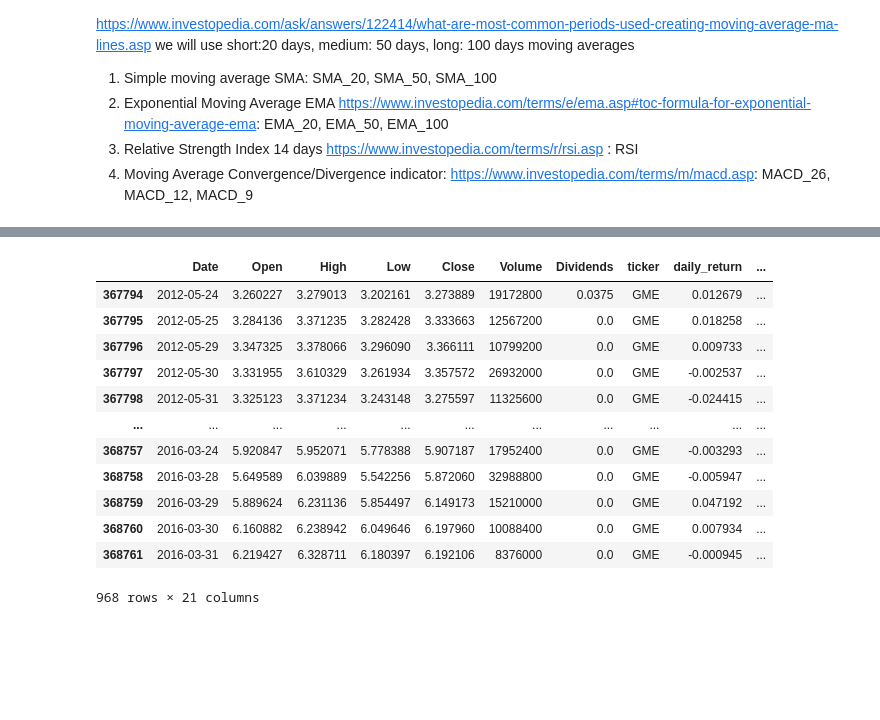
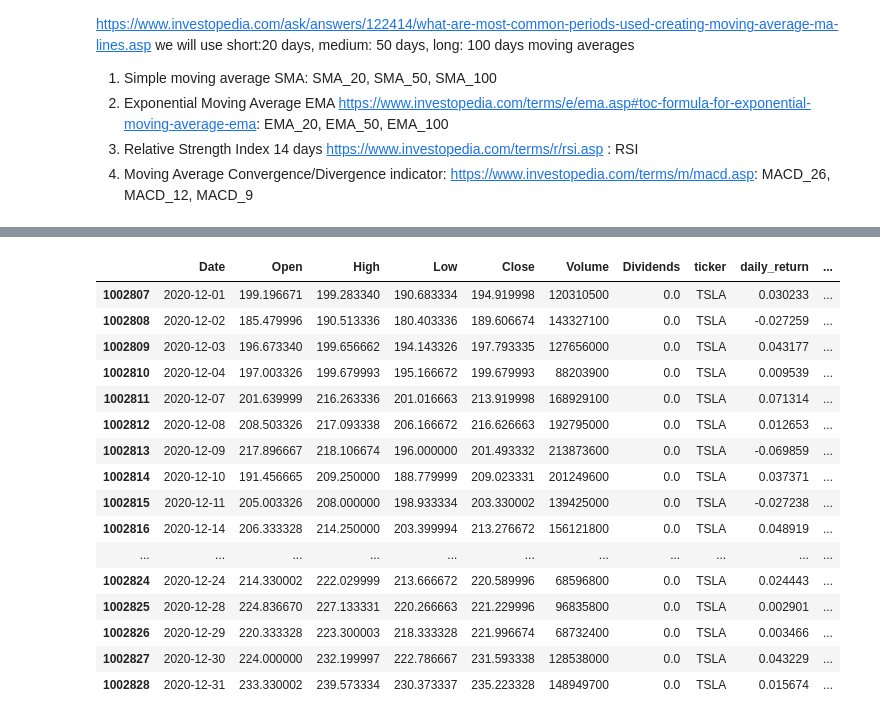
Before and after one commit to gotoshleep/DSE4212-Portfolio-Optimiser, a Jupyter notebook: Data prep/data_cleaning.ipynb, the cells around one changed output, grey strips where cells are left out. Saved outputs shown, nothing was run; the diff lists cells and outputs as text; code cells hidden in the pictures; blank space fills up the shorter version.

Commit message:
Updated Ashleys data_cleaning notebook

```diff
--- a/Data prep/data_cleaning.ipynb
+++ b/Data prep/data_cleaning.ipynb
@@ -384,15 +273,11 @@ comparison_df[comparison_df['status'] == 'Dropped']
 | 543 | SVU | 2012-01-03 | 2012-04-02 | 4 | NaT | ... |
 | 565 | TIE | 2012-01-03 | 2012-11-06 | 11 | NaT | ... |
 # %%
-# Ensure dates are datetime
-summary_df['first_seen'] = pd.to_datetime(summary_df['first_seen'])
-summary_df['last_seen'] = pd.to_datetime(summary_df['last_seen'])
-
 # Function to get first and last day of the month
-def get_month_range(start, end):
-    start_of_month = start.to_period('M').to_timestamp()       # first day of month
-    end_of_month = end.to_period('M').to_timestamp('M')        # last day of month
-    return start_of_month, end_of_month
+# def get_month_range(start, end):
+#     start_of_month = start.to_period('M').to_timestamp()       # first day of month
+#     end_of_month = end.to_period('M').to_timestamp('M')        # last day of month
+#     return start_of_month, end_of_month
 
 # Function to fetch stock data from Yahoo Finance
 def get_stock_data(ticker, start_date, end_date):
@@ -411,11 +296,13 @@ success_count = 0  # Counter for successful tickers
 
 for idx, row in summary_df.iterrows():
     ticker = row['ticker']
-    first_seen = row['first_seen']
-    last_seen = row['last_seen']
+    # first_seen = row['first_seen']
+    # last_seen = row['last_seen']
+    start_date = pd.Timestamp('2012-01-01')
+    end_date = pd.Timestamp('2020-12-31')
 
     # Adjust to first and last day of the month
-    start_date, end_date = get_month_range(first_seen, last_seen)
+    # start_date, end_date = get_month_range(first_seen, last_seen)
 
     stock_data = get_stock_data(ticker, start_date , end_date)
 
@@ -656,16 +543,25 @@ final_cleaned_data
 # %%
-final_cleaned_data[final_cleaned_data['ticker'] == 'GME']
+#To check
+pd.set_option('display.max_columns', None)  # Show all columns
+final_cleaned_data[
+    (final_cleaned_data['ticker'] == 'TSLA') &
+    (final_cleaned_data['membership_index'] == True)
+]
 # %% [output]
 |  | Date | Open | High | Low | Close | Volume | Dividends | ticker | daily_return | ... |
-| 367794 | 2012-05-24 | 3.260227 | 3.279013 | 3.202161 | 3.273889 | 19172800 | 0.0375 | GME | 0.012679 | ... |
-| 367795 | 2012-05-25 | 3.284136 | 3.371235 | 3.282428 | 3.333663 | 12567200 | 0.0 | GME | 0.018258 | ... |
-| 367796 | 2012-05-29 | 3.347325 | 3.378066 | 3.296090 | 3.366111 | 10799200 | 0.0 | GME | 0.009733 | ... |
-| 367797 | 2012-05-30 | 3.331955 | 3.610329 | 3.261934 | 3.357572 | 26932000 | 0.0 | GME | -0.002537 | ... |
-| 367798 | 2012-05-31 | 3.325123 | 3.371234 | 3.243148 | 3.275597 | 11325600 | 0.0 | GME | -0.024415 | ... |
+| 1002807 | 2020-12-01 | 199.196671 | 199.283340 | 190.683334 | 194.919998 | 120310500 | 0.0 | TSLA | 0.030233 | ... |
+| 1002808 | 2020-12-02 | 185.479996 | 190.513336 | 180.403336 | 189.606674 | 143327100 | 0.0 | TSLA | -0.027259 | ... |
+| 1002809 | 2020-12-03 | 196.673340 | 199.656662 | 194.143326 | 197.793335 | 127656000 | 0.0 | TSLA | 0.043177 | ... |
+| 1002810 | 2020-12-04 | 197.003326 | 199.679993 | 195.166672 | 199.679993 | 88203900 | 0.0 | TSLA | 0.009539 | ... |
+| 1002811 | 2020-12-07 | 201.639999 | 216.263336 | 201.016663 | 213.919998 | 168929100 | 0.0 | TSLA | 0.071314 | ... |
+| 1002812 | 2020-12-08 | 208.503326 | 217.093338 | 206.166672 | 216.626663 | 192795000 | 0.0 | TSLA | 0.012653 | ... |
+| 1002813 | 2020-12-09 | 217.896667 | 218.106674 | 196.000000 | 201.493332 | 213873600 | 0.0 | TSLA | -0.069859 | ... |
+| 1002814 | 2020-12-10 | 191.456665 | 209.250000 | 188.779999 | 209.023331 | 201249600 | 0.0 | TSLA | 0.037371 | ... |
+| 1002815 | 2020-12-11 | 205.003326 | 208.000000 | 198.933334 | 203.330002 | 139425000 | 0.0 | TSLA | -0.027238 | ... |
+| 1002816 | 2020-12-14 | 206.333328 | 214.250000 | 203.399994 | 213.276672 | 156121800 | 0.0 | TSLA | 0.048919 | ... |
 | ... | ... | ... | ... | ... | ... | ... | ... | ... | ... | ... |
-| 368757 | 2016-03-24 | 5.920847 | 5.952071 | 5.778388 | 5.907187 | 17952400 | 0.0 | GME | -0.003293 | ... |
-| 368758 | 2016-03-28 | 5.649589 | 6.039889 | 5.542256 | 5.872060 | 32988800 | 0.0 | GME | -0.005947 | ... |
-| 368759 | 2016-03-29 | 5.889624 | 6.231136 | 5.854497 | 6.149173 | 15210000 | 0.0 | GME | 0.047192 | ... |
-| 368760 | 2016-03-30 | 6.160882 | 6.238942 | 6.049646 | 6.197960 | 10088400 | 0.0 | GME | 0.007934 | ... |
-| 368761 | 2016-03-31 | 6.219427 | 6.328711 | 6.180397 | 6.192106 | 8376000 | 0.0 | GME | -0.000945 | ... |
+| 1002824 | 2020-12-24 | 214.330002 | 222.029999 | 213.666672 | 220.589996 | 68596800 | 0.0 | TSLA | 0.024443 | ... |
+| 1002825 | 2020-12-28 | 224.836670 | 227.133331 | 220.266663 | 221.229996 | 96835800 | 0.0 | TSLA | 0.002901 | ... |
+| 1002826 | 2020-12-29 | 220.333328 | 223.300003 | 218.333328 | 221.996674 | 68732400 | 0.0 | TSLA | 0.003466 | ... |
+| 1002827 | 2020-12-30 | 224.000000 | 232.199997 | 222.786667 | 231.593338 | 128538000 | 0.0 | TSLA | 0.043229 | ... |
+| 1002828 | 2020-12-31 | 233.330002 | 239.573334 | 230.373337 | 235.223328 | 148949700 | 0.0 | TSLA | 0.015674 | ... |
-968 rows × 21 columns
```
Also changed, not shown: parts of 11 cells of this notebook.
